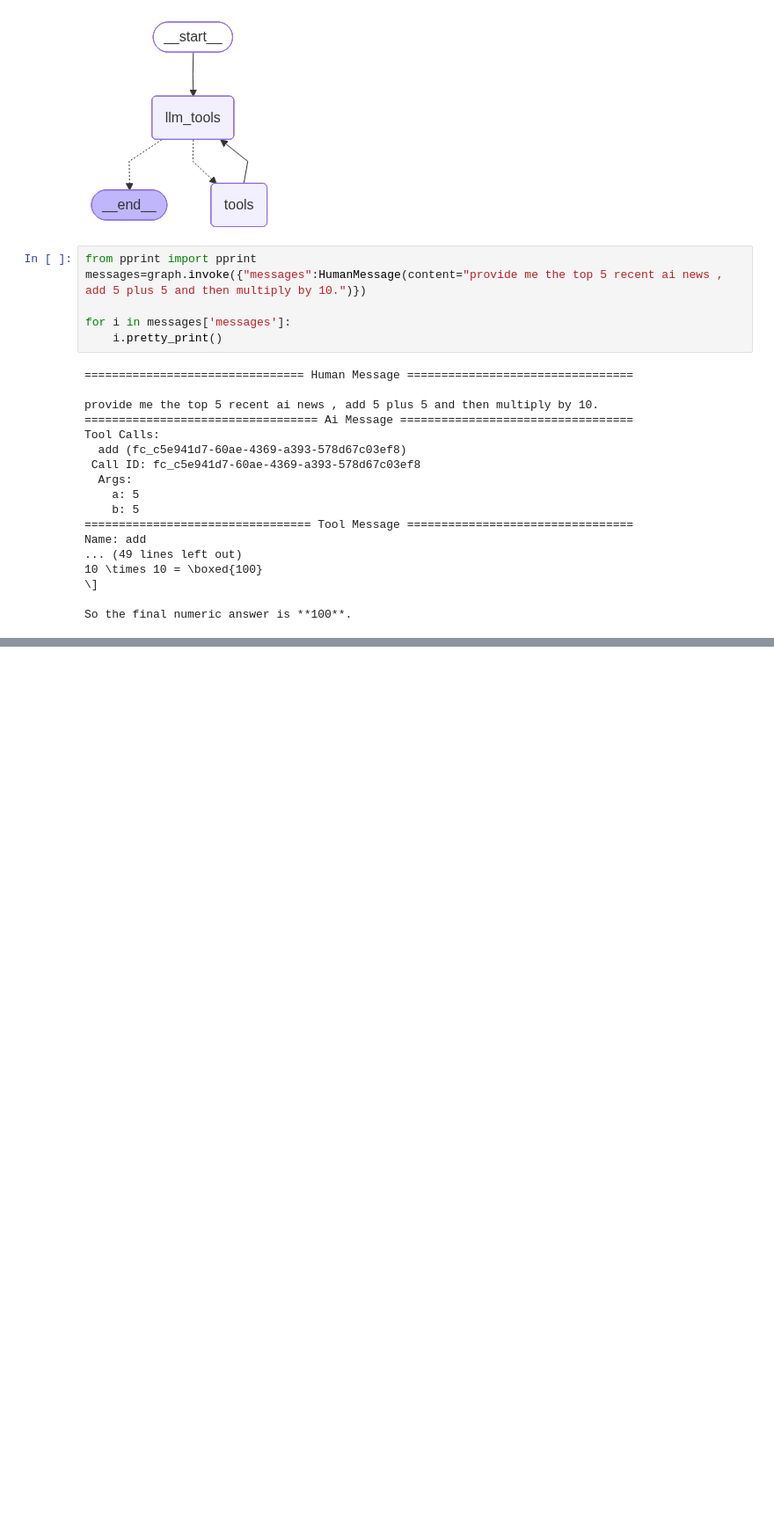
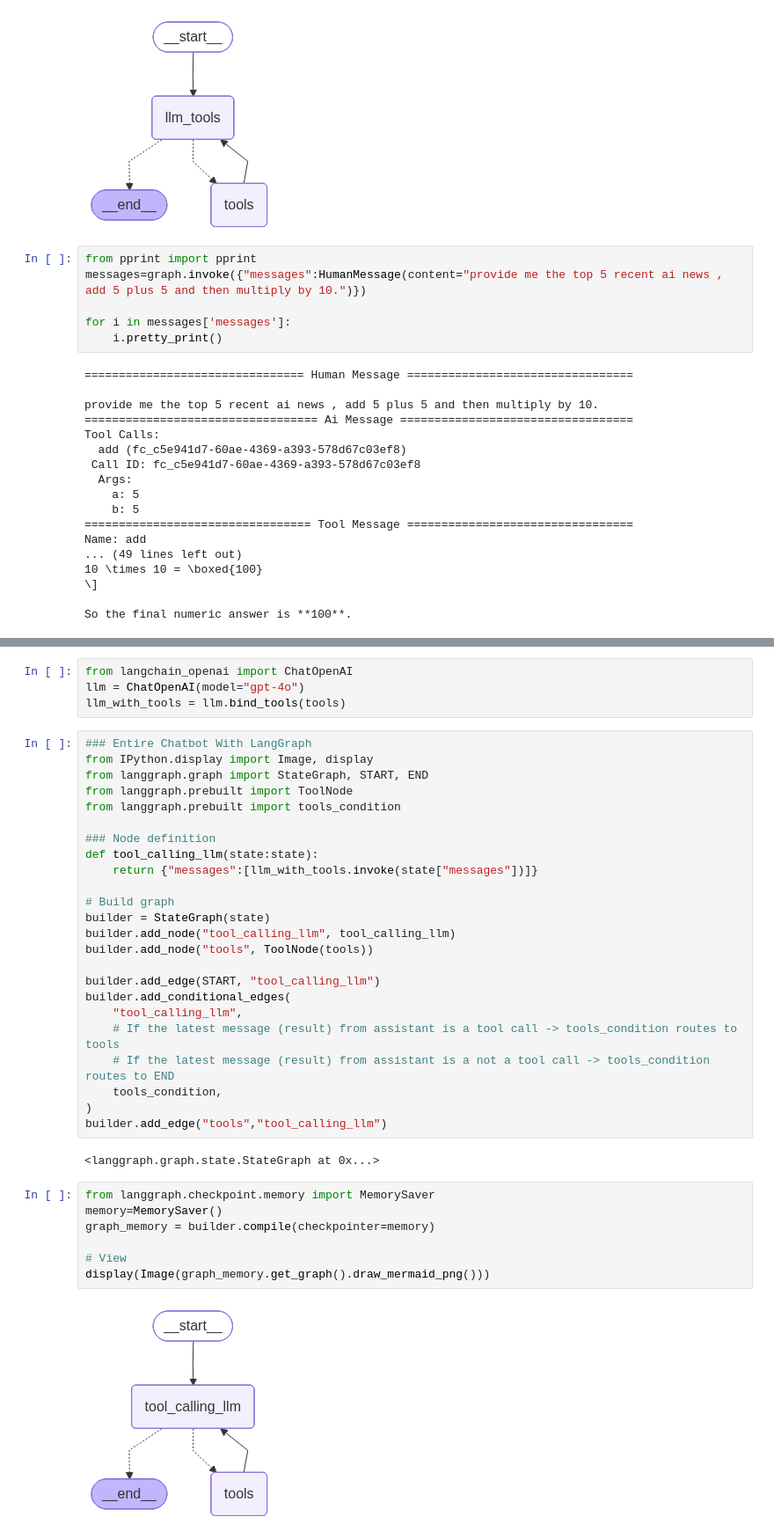
Before and after one commit to Abhijit7979/LangGraph, a Jupyter notebook: 1-LangGraph Basics/7-ReactAgents.ipynb, the cells around one changed output, grey strips where cells are left out. Shown: that part at 88% size. Drawn from its saved outputs; the diff is of its cells as text; blank space fills up the shorter version.

Commit message:
build a ReAct agent and binded tools with it

```diff
--- a/1-LangGraph Basics/7-ReactAgents.ipynb
+++ b/1-LangGraph Basics/7-ReactAgents.ipynb
@@ -185,0 +206,39 @@ So the final numeric answer is **100**.
+# %%
+from langchain_openai import ChatOpenAI
+llm = ChatOpenAI(model="gpt-4o")
+llm_with_tools = llm.bind_tools(tools)
+# %%
+### Entire Chatbot With LangGraph
+from IPython.display import Image, display
+from langgraph.graph import StateGraph, START, END
+from langgraph.prebuilt import ToolNode
+from langgraph.prebuilt import tools_condition
+
+### Node definition
+def tool_calling_llm(state:state):
+    return {"messages":[llm_with_tools.invoke(state["messages"])]}
+
+# Build graph
+builder = StateGraph(state)
+builder.add_node("tool_calling_llm", tool_calling_llm)
+builder.add_node("tools", ToolNode(tools))
+
+builder.add_edge(START, "tool_calling_llm")
+builder.add_conditional_edges(
+    "tool_calling_llm",
+    # If the latest message (result) from assistant is a tool call -> tools_condition routes to tools
+    # If the latest message (result) from assistant is a not a tool call -> tools_condition routes to END
+    tools_condition,
+)
+builder.add_edge("tools","tool_calling_llm")
+# %% [output]
+<langgraph.graph.state.StateGraph at 0x...>
+# %%
+from langgraph.checkpoint.memory import MemorySaver
+memory=MemorySaver()
+graph_memory = builder.compile(checkpointer=memory)
+
+# View
+display(Image(graph_memory.get_graph().draw_mermaid_png()))
+# %% [output]
+[figure, added]
```
Also changed, not shown: parts of 6 cells of this notebook, 5 other files.
